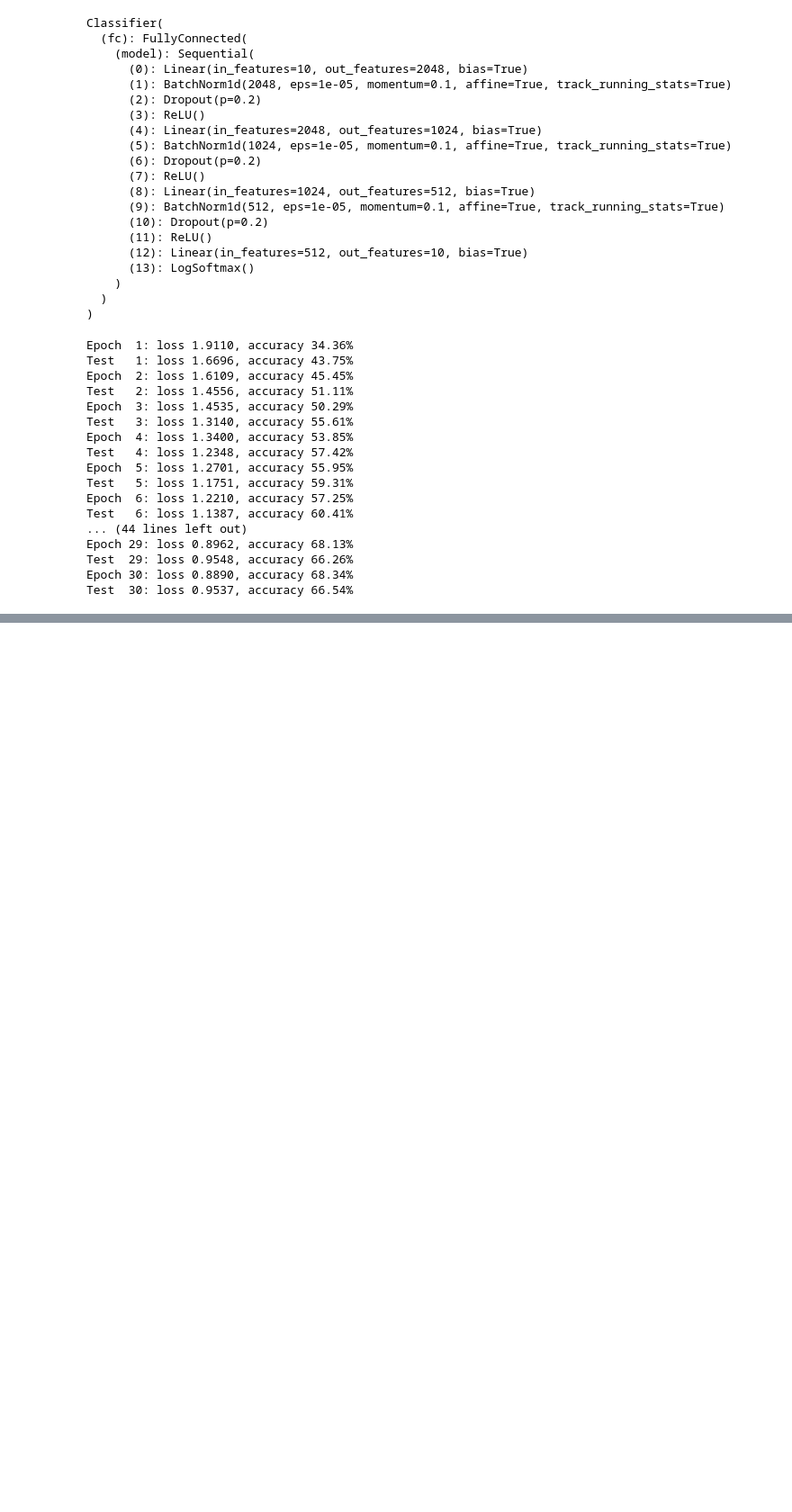
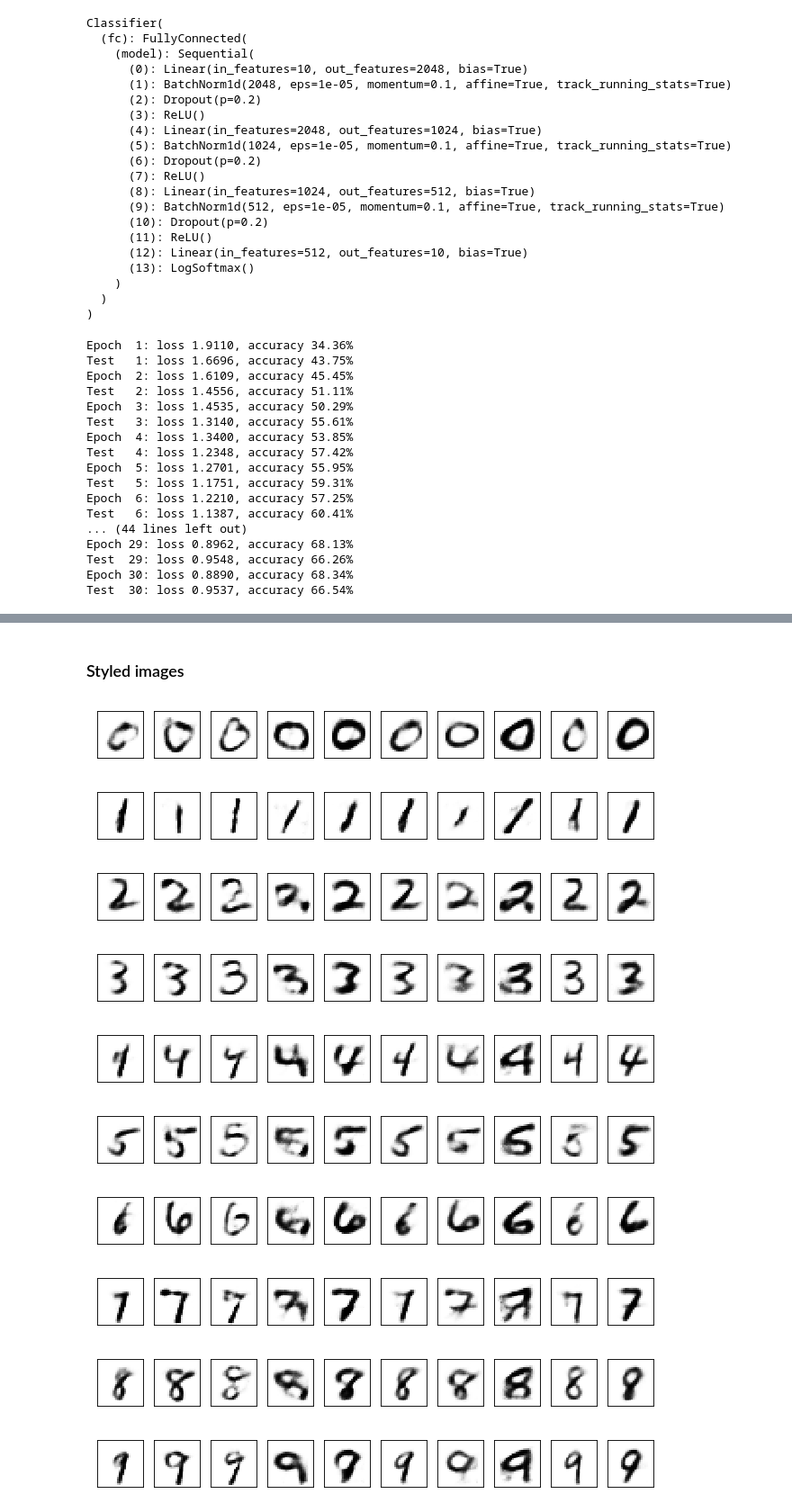
Before and after one commit to seliverstov/oml, a Jupyter notebook: hw10/mnist_fc_caae.ipynb, the cells around one changed output, grey strips where cells are left out. Shown at 90% size. Drawn from its saved outputs; the diff is of its cells as text; code cells hidden in the pictures; blank space fills up the shorter version.

```diff
--- a/hw10/mnist_fc_caae.ipynb
+++ b/hw10/mnist_fc_caae.ipynb
@@ -463,0 +472,10 @@ Test  30: loss 0.9537, accuracy 66.54%
+# %%
+def plot_styled_images():
+    Enc.eval()
+    Dec.eval()
+
+    for d in range(10):
+        target_digits = to_onehot([d]*n_images, 10).to(device)
+        styles = Enc(imgs)
+        target_images = Dec(styles, target_digits).cpu().data.numpy().reshape(n_images, 1, 28, 28)
+        plot_mnist(target_images, (10,10))
@@ -463,0 +488,15 @@ Test  30: loss 0.9537, accuracy 66.54%
+# %% [markdown]
+### Styled images
+# %%
+plot_styled_images()
+# %% [output]
+[figure, added]
+[figure, added]
+[figure, added]
+[figure, added]
+[figure, added]
+[figure, added]
+[figure, added]
+[figure, added]
+[figure, added]
+[figure, added]
```
Also changed, not shown: parts of 6 cells of this notebook.
